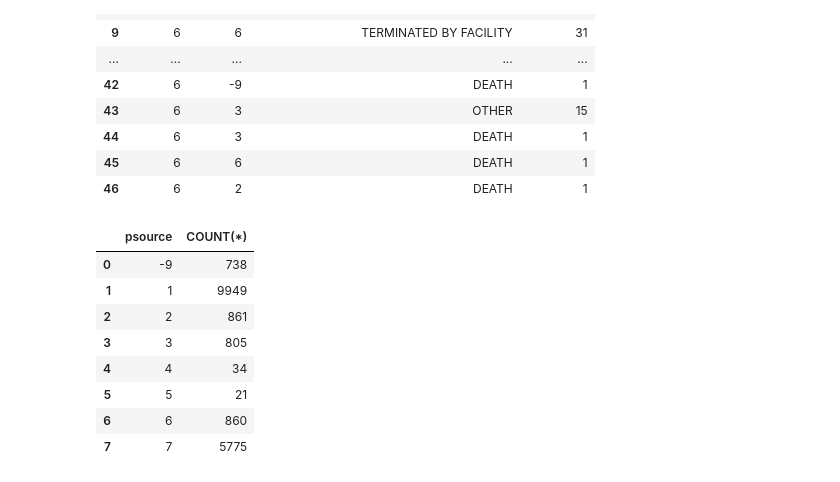
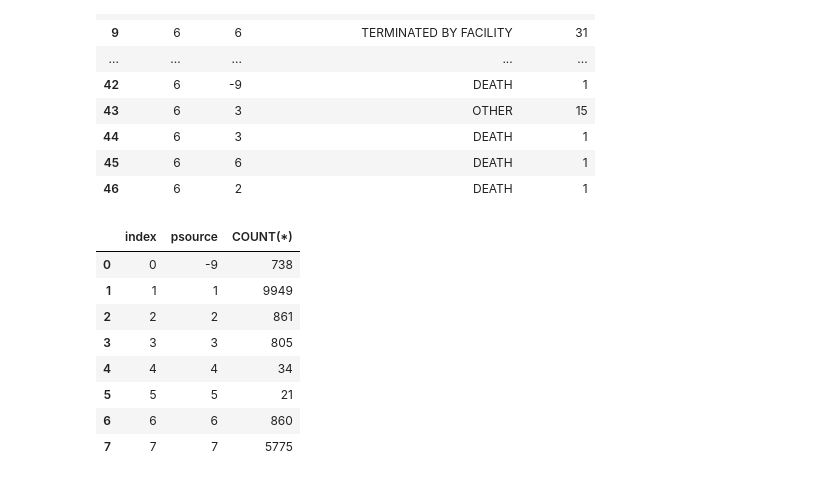
Before and after one commit to RandallPark/Public_Health_Group, a Jupyter notebook: free_tx_vs_completion.ipynb, the cells around one changed output. Drawn from its saved outputs; the diff is of its cells as text; code cells hidden in the pictures.

```diff
--- a/free_tx_vs_completion.ipynb
+++ b/free_tx_vs_completion.ipynb
@@ -125,16 +127,16 @@ q2
 
 #q2[ q2[ 'reason_de'] == "TREATMENT COMPLETED" ][[ 'psource', 'COUNT(*)' ]].plot( x="psource", y="COUNT(*)" )
 # %%
-df = q2.groupby("psource")[["COUNT(*)"]].sum()
-df = df.reset_index()
-df
+df2 = q2.groupby("psource")[["COUNT(*)"]].sum()
+df3 = df.reset_index()
+df3
 # %% [output]
-|  | psource | COUNT(*) |
-| 0 | -9 | 738 |
-| 1 | 1 | 9949 |
-| 2 | 2 | 861 |
-| 3 | 3 | 805 |
-| 4 | 4 | 34 |
-| 5 | 5 | 21 |
-| 6 | 6 | 860 |
-| 7 | 7 | 5775 |
+|  | index | psource | COUNT(*) |
+| 0 | 0 | -9 | 738 |
+| 1 | 1 | 1 | 9949 |
+| 2 | 2 | 2 | 861 |
+| 3 | 3 | 3 | 805 |
+| 4 | 4 | 4 | 34 |
+| 5 | 5 | 5 | 21 |
+| 6 | 6 | 6 | 860 |
+| 7 | 7 | 7 | 5775 |
```
Also changed, not shown: parts of 14 cells of this notebook.
